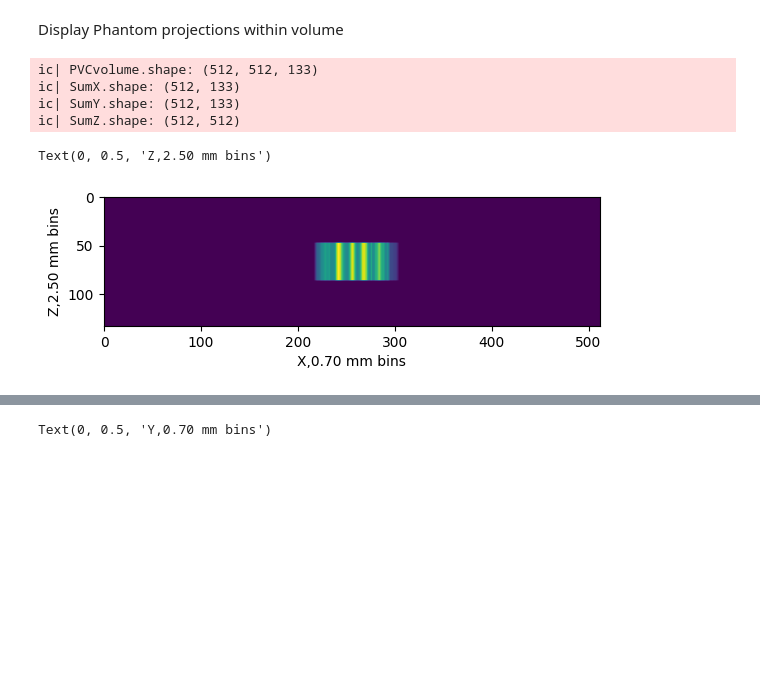
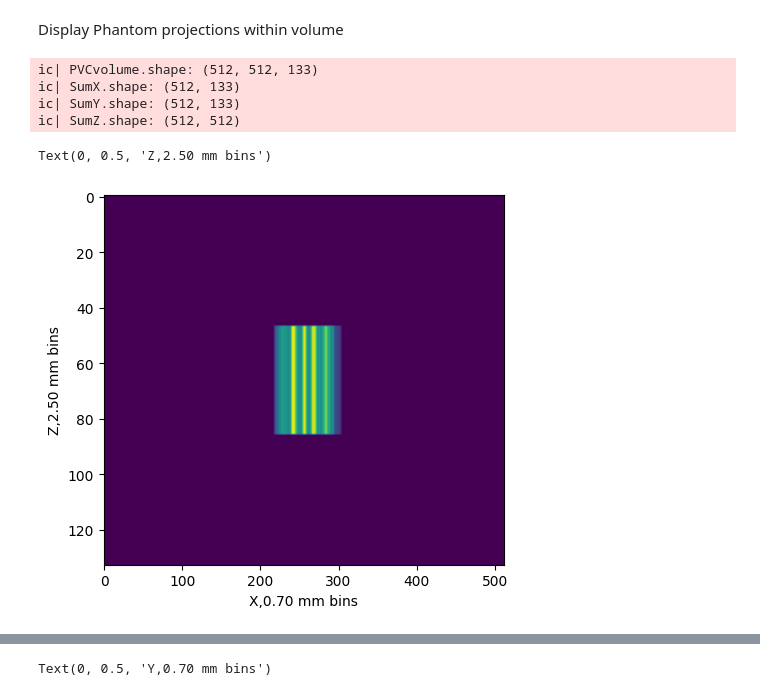
Before and after one commit to BillWorstell/derenzo_phantom, a Jupyter notebook: iCheckRotations.ipynb, the cells around one changed output, grey strips where cells are left out. Cells and saved outputs as stored; diff of their text form; code cells hidden in the pictures; blank space fills up the shorter version.

Commit message:
Fixed Aspect Ratios for Projections

```diff
--- a/iCheckRotations.ipynb
+++ b/iCheckRotations.ipynb
@@ -640,21 +638,21 @@ Display Phantom projections within volume
 # %%
 ic(PVCvolume.shape)
 SumX=PVCvolume.sum(0)
 SumY=PVCvolume.sum(1)
 SumZ=PVCvolume.sum(2)
 ic(SumX.shape)
 ic(SumY.shape)
 ic(SumZ.shape)
 
-#plt.subplot(3,1,1)
-plt.imshow(np.flipud(SumX.T))
+ThisAspect=spacing[2]/spacing[0]
+plt.imshow(np.flipud(SumX.T),aspect=ThisAspect)
 plt.xlabel(f'X,{spacing[0]:0.2f} mm bins')
 plt.ylabel(f'Z,{spacing[2]:0.2f} mm bins')
 # %% [output]
 ic| PVCvolume.shape: (512, 512, 133)
 ic| SumX.shape: (512, 133)
 ic| SumY.shape: (512, 133)
 ic| SumZ.shape: (512, 512)
 Text(0, 0.5, 'Z,2.50 mm bins')
-[figure, old version]
+[figure, new version]
 # %%
```
Also changed, not shown: parts of 35 cells of this notebook.
